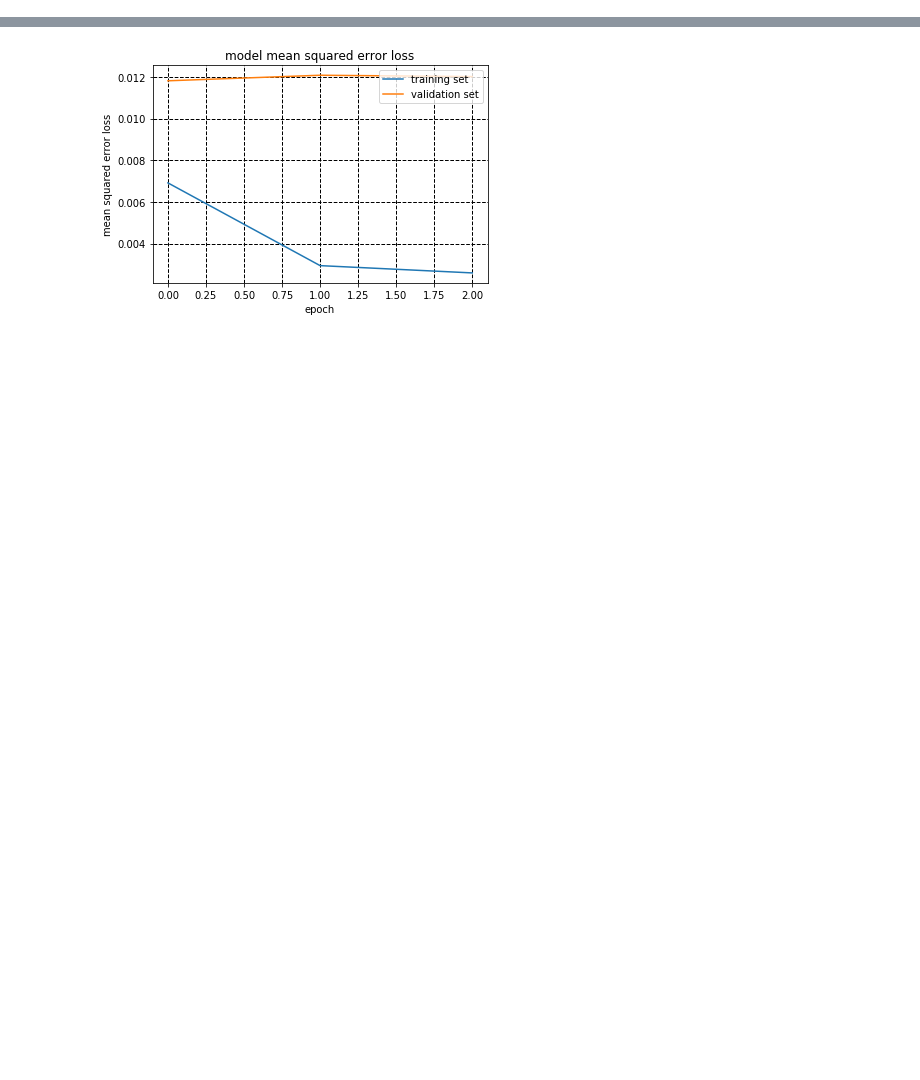
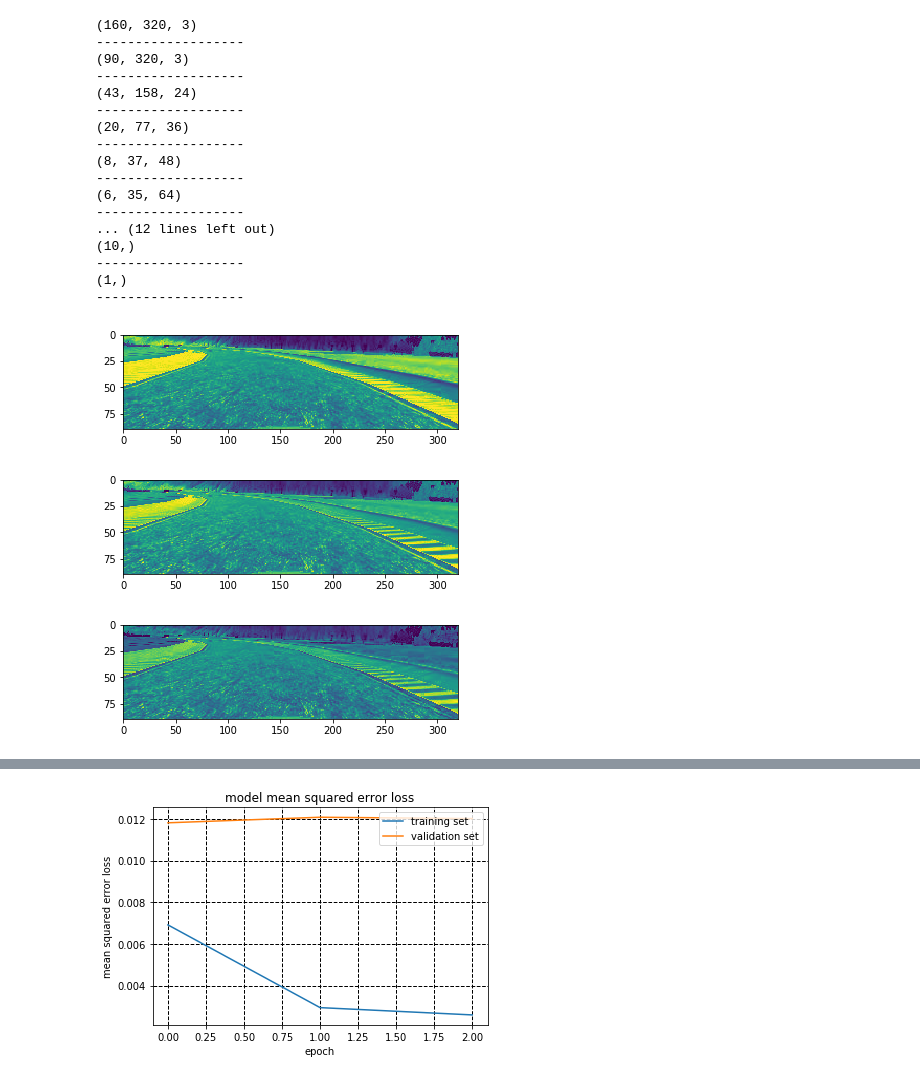
Before and after one commit to kdsian/CarND-Behavioral-Cloning-P3, a Jupyter notebook: Result visualization.ipynb, the cells around one changed output, grey strips where cells are left out. Drawn from its saved outputs; the diff is of its cells as text; code cells hidden in the pictures; blank space fills up the shorter version.

```diff
--- a/Result visualization.ipynb
+++ b/Result visualization.ipynb
@@ -11,3 +80,47 @@ def loadModel(modelPath):
+# %%
+layer_number=1
+
+layer_outputs = get_layer_outputs()
+
+x_max = layer_outputs[layer_number].shape[0]
+y_max = layer_outputs[layer_number].shape[1]
+n     = layer_outputs[layer_number].shape[2]
+
+L = []
+for i in range(n):
+    L.append(np.zeros((x_max, y_max)))
+
+for i in range(n):
+    for x in range(x_max):
+        for y in range(y_max):
+            L[i][x][y] = layer_outputs[layer_number][x][y][i]
+
+
+for img in L:
+    plt.figure()
+    plt.imshow(img, interpolation='nearest')
+plt.savefig('./examples/crop_results.png')
+# %% [output]
+(160, 320, 3)
+-------------------
+(90, 320, 3)
+-------------------
+(43, 158, 24)
+-------------------
+(20, 77, 36)
+-------------------
+(8, 37, 48)
+-------------------
+(6, 35, 64)
+-------------------
+... (12 lines left out)
+(10,)
+-------------------
+(1,)
+-------------------
+[figure, added]
+[figure, added]
+[figure, added]
 # %%
 loadModel('model.h5').summary()
 # %% [output]
```
Also changed, not shown: parts of 8 cells of this notebook, 1 other file.
